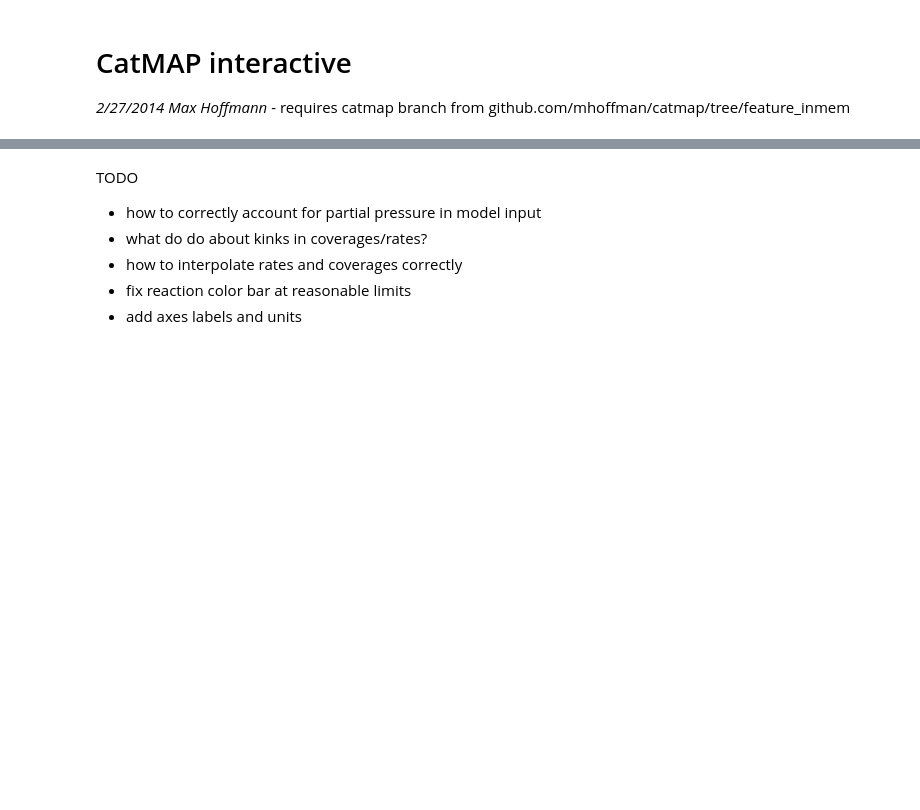
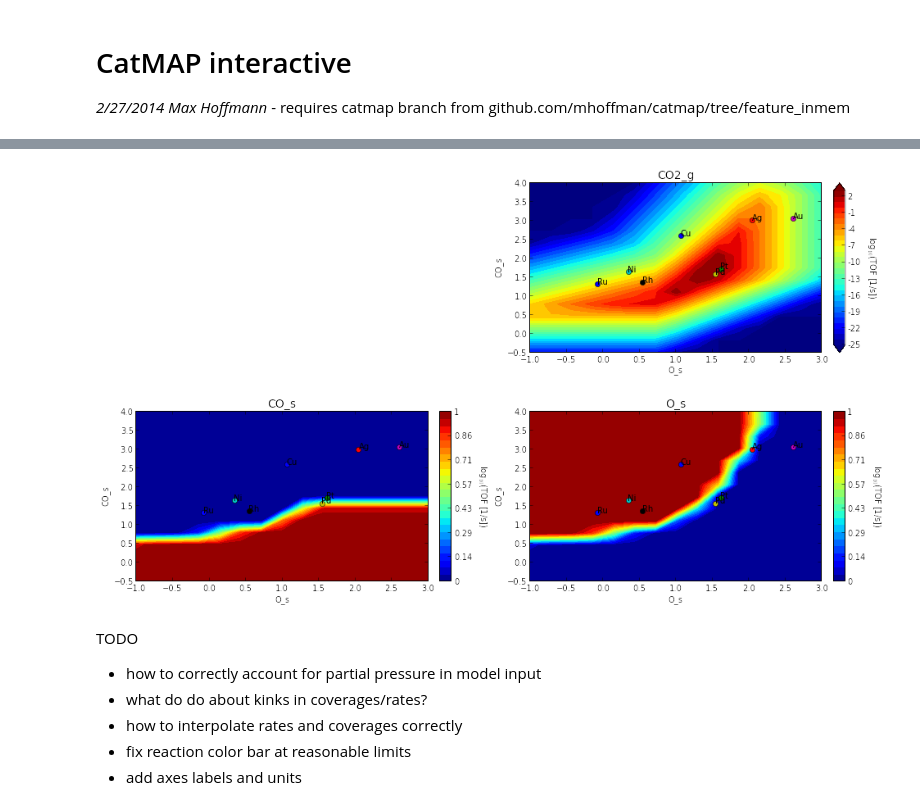
Before and after one commit to SUNCAT-Center/catmap, a Jupyter notebook: tutorials/interactive_notebook/CatMAP Notebook.ipynb, the cells around one changed output, grey strips where cells are left out. Cells and saved outputs as stored; diff of their text form; code cells hidden in the pictures; blank space fills up the shorter version.

Commit message:
fixed plotting, etc. in interactive notebook

```diff
--- a/tutorials/interactive_notebook/CatMAP Notebook.ipynb
+++ b/tutorials/interactive_notebook/CatMAP Notebook.ipynb
@@ -405,0 +221,96 @@ container.remove_class('vbox'); container.add_class('hbox')
+# %%
+import IPython.html.widgets
+import IPython.display
+import numpy as np
+
+T, p1, p2 = 600, np.log(1), -1.1
+
+
+def on_change_T(event, value):
+    if type(value) is float:
+        global T
+        T = value
+        #replot(T, p1, p2)
+
+
+def on_change_p1(event, value):
+    if type(value) is float:
+        global p1
+        p1 = value
+        #replot(T, p1, p2)
+
+def on_change_p2(event, value):
+    if type(value) is float:
+        global p2
+        p2 = value
+        #replot(T, p1, p2)
+
+def dictify_log(log):
+    exec(log)
+    return dict(**locals())
+
+def replot(_):
+    IPython.display.clear_output(wait=True)
+    print 'Running Model...'
+    model.temperature = T
+    model.species_definitions['O2_g']['pressure'] = 10**p1
+    model.species_definitions['CO_g']['pressure'] = 10**p2
+    model.gas_pressures = None
+    model.coverage_map = []
+    data, log = model.run()
+    print 'Current T=',model.temperature
+    print 'Current P1',model.species_definitions['O2_g']['pressure']
+    print 'Current P2',model.species_definitions['CO_g']['pressure']
+
+    fig = plt.figure(figsize=(15, 9))
+    ax_rate = fig.add_subplot(222)
+    ax_COcvg = fig.add_subplot(223)
+    ax_Ocvg = fig.add_subplot(224)
+
+    model.descriptor_labels = ['CO* binding energy [eV]', 'O* binding energy [eV]']
+
+    vm = catmap.analyze.VectorMap(model)
+    vm.plot_variable = 'production_rate'
+    vm.log_scale = True
+    vm.min = 1e-25
+    vm.max = 1e3
+    vm.include_labels = ['CO2_g']
+    vm.plot(ax_list=[ax_rate])
+
+    vm = catmap.analyze.VectorMap(model)
+    vm.plot_varible = 'coverage'
+    vm.include_labels = None
+    vm.log_scale = False
+    vm.min = 0
+    vm.max = 1
+    vm.plot(ax_list=[ax_COcvg,ax_Ocvg])
+
+    for ax in fig.axes[-3:]:
+        ax.set_ylabel('log$_{10}$(TOF [1/s])',rotation=-90)
+
+
+
+
+# setup layout
+container = IPython.html.widgets.Box()
+r1_container = IPython.html.widgets.Box()
+r2_container = IPython.html.widgets.Box()
+IPython.display.display(container)
+T_slider = IPython.html.widgets.FloatSlider(min=300, max=1000, value=T, description='Temperature [K]');# IPython.display.display(T_slider)
+T_slider.on_trait_change(on_change_T)
+
+
+p1_slider = IPython.html.widgets.FloatSlider(min=-9, max=9, value=p1, description='log10(O2 pressure [bar])');# IPython.display.display(p1_slider)
+p1_slider.on_trait_change(on_change_p1)
+
+p2_slider = IPython.html.widgets.FloatSlider(min=-9, max=9, value=p2, description='log10(CO pressure [bar])');# IPython.display.display(p2_slider)
+p2_slider.on_trait_change(on_change_p2)
+
+update_button = IPython.html.widgets.Button(description='Update!'); #IPython.display.display(update_button)
+update_button.on_click(replot)
+
+r1_container.children += (p1_slider, p2_slider,T_slider,);
+r2_container.children += (update_button,);
+container.children += (r1_container, r2_container)
+#container.remove_class('vbox'); container.add_class('hbox')
+# %% [output]
@@ -406,3 +321,4 @@ container.remove_class('vbox'); container.add_class('hbox')
+[figure, added]
 # %% [markdown]
 TODO
 - how to correctly account for partial pressure in model input
```
Also changed, not shown: parts of 4 cells of this notebook.
